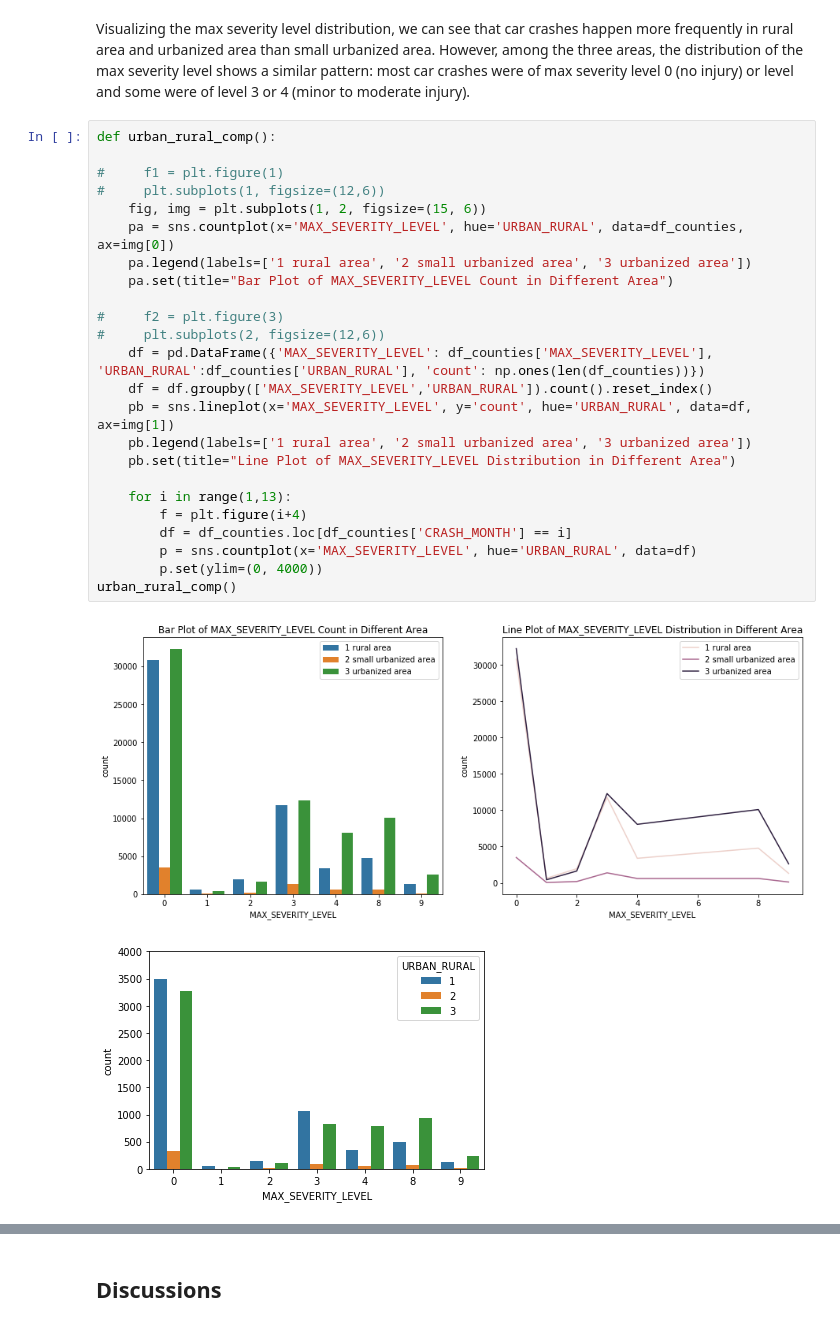
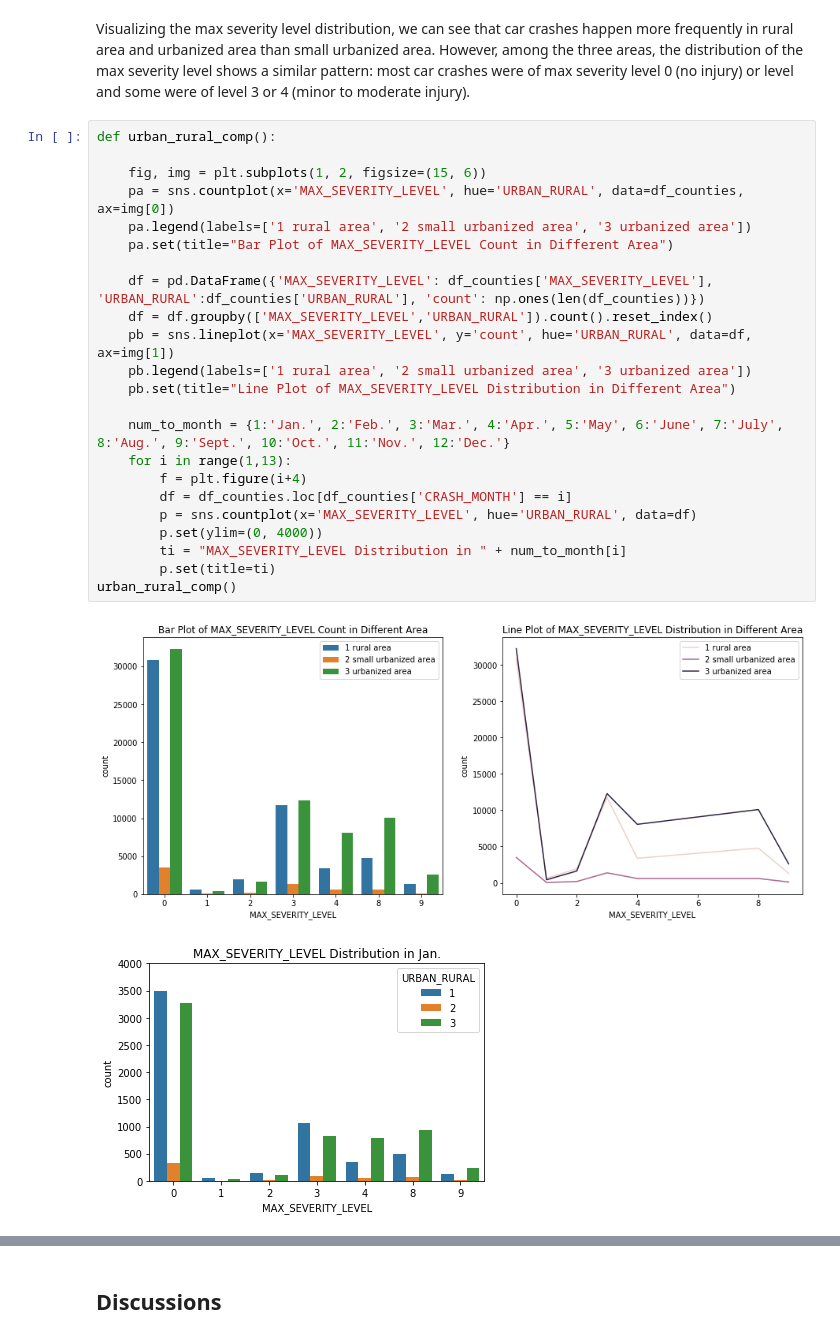
Before and after one commit to NasirNabi75/15688-Final-Project, a Jupyter notebook: code.ipynb, the cells around one changed output, grey strips where cells are left out. Saved outputs shown, nothing was run; the diff lists cells and outputs as text.

```diff
--- a/code.ipynb
+++ b/code.ipynb
@@ -634,27 +634,26 @@ Visualizing the max severity level distribution, we can see that car crashes hap
 # %%
 def urban_rural_comp():
 
-#     f1 = plt.figure(1)
-#     plt.subplots(1, figsize=(12,6))
     fig, img = plt.subplots(1, 2, figsize=(15, 6))
     pa = sns.countplot(x='MAX_SEVERITY_LEVEL', hue='URBAN_RURAL', data=df_counties, ax=img[0])
     pa.legend(labels=['1 rural area', '2 small urbanized area', '3 urbanized area'])
     pa.set(title="Bar Plot of MAX_SEVERITY_LEVEL Count in Different Area")
 
-#     f2 = plt.figure(3)
-#     plt.subplots(2, figsize=(12,6))
     df = pd.DataFrame({'MAX_SEVERITY_LEVEL': df_counties['MAX_SEVERITY_LEVEL'], 'URBAN_RURAL':df_counties['URBAN_RURAL'], 'count': np.ones(len(df_counties))})
     df = df.groupby(['MAX_SEVERITY_LEVEL','URBAN_RURAL']).count().reset_index()
     pb = sns.lineplot(x='MAX_SEVERITY_LEVEL', y='count', hue='URBAN_RURAL', data=df, ax=img[1])
     pb.legend(labels=['1 rural area', '2 small urbanized area', '3 urbanized area'])
     pb.set(title="Line Plot of MAX_SEVERITY_LEVEL Distribution in Different Area")
 
+    num_to_month = {1:'Jan.', 2:'Feb.', 3:'Mar.', 4:'Apr.', 5:'May', 6:'June', 7:'July', 8:'Aug.', 9:'Sept.', 10:'Oct.', 11:'Nov.', 12:'Dec.'}
     for i in range(1,13):
         f = plt.figure(i+4)
         df = df_counties.loc[df_counties['CRASH_MONTH'] == i]
         p = sns.countplot(x='MAX_SEVERITY_LEVEL', hue='URBAN_RURAL', data=df)
         p.set(ylim=(0, 4000))
+        ti = "MAX_SEVERITY_LEVEL Distribution in " + num_to_month[i]
+        p.set(title=ti)
 urban_rural_comp()
 # %% [output]
 [figure]
-[figure, old version]
+[figure, new version]
```
Also changed, not shown: parts of 1 cell of this notebook.
